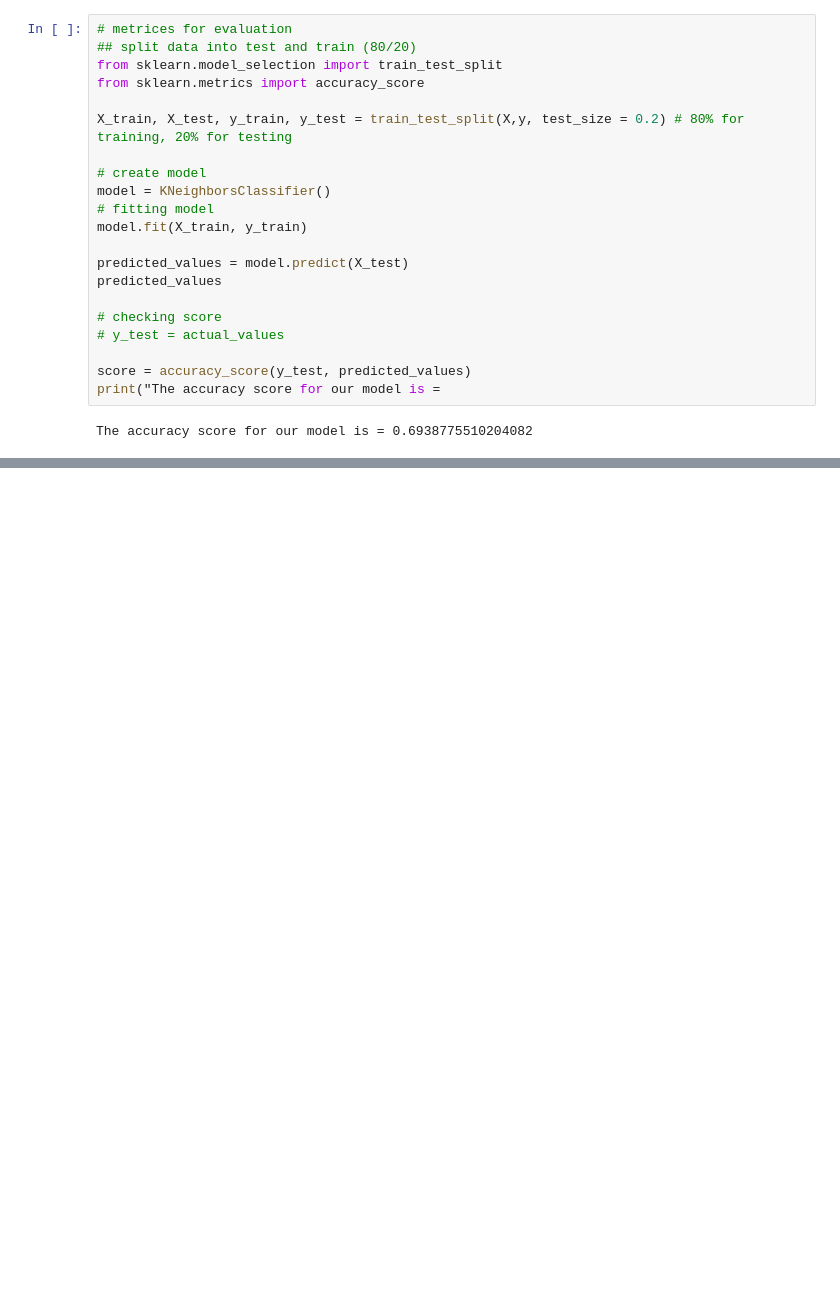
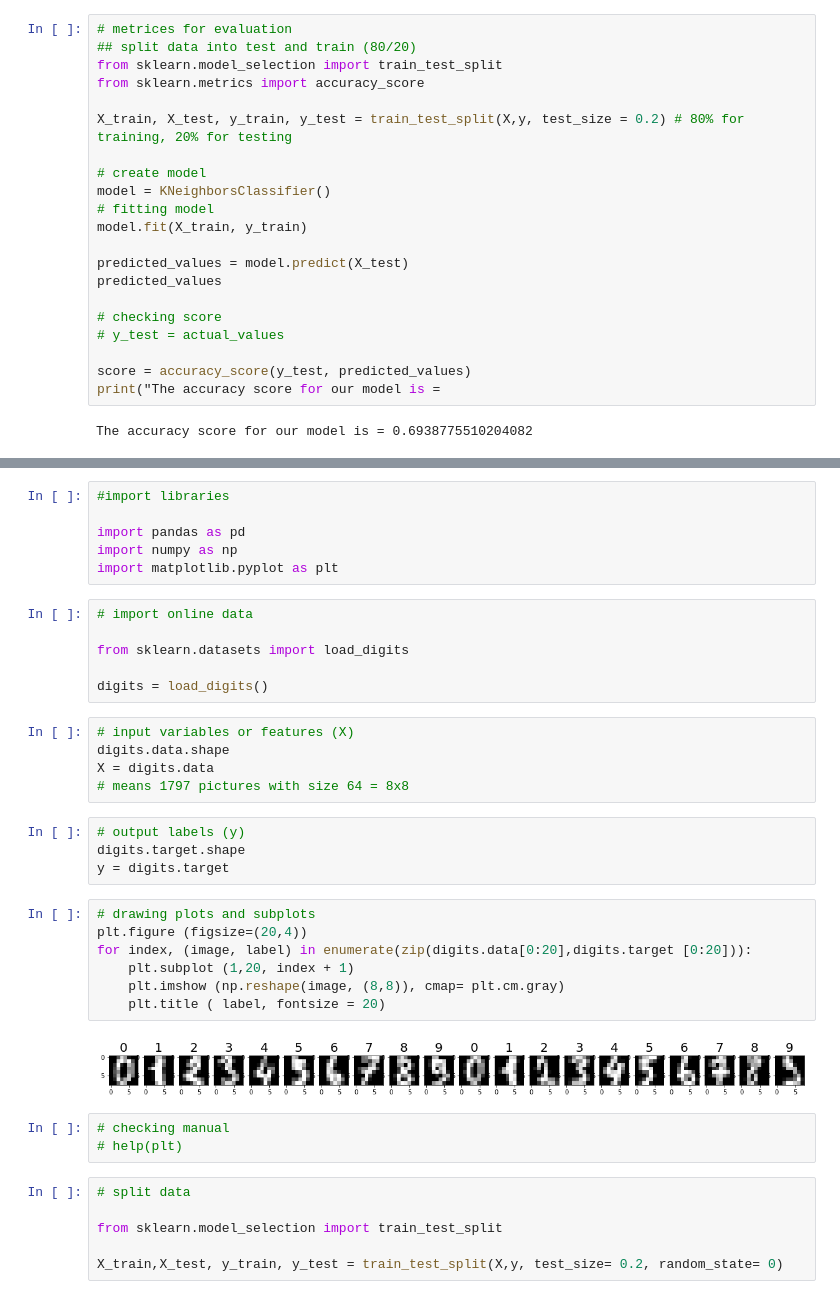
Before and after one commit to dilshad-geol/Data-Science-with-Python, a Jupyter notebook: 00_Everthing_in_Complete_Notebook.ipynb, the cells around one changed output, grey strips where cells are left out. Drawn from its saved outputs; the diff is of its cells as text; blank space fills up the shorter version.

```diff
--- a/00_Everthing_in_Complete_Notebook.ipynb
+++ b/00_Everthing_in_Complete_Notebook.ipynb
@@ -5115,0 +5128,39 @@ The accuracy score for our model is = 0.6938775510204082
+# %%
+#import libraries
+
+import pandas as pd
+import numpy as np
+import matplotlib.pyplot as plt
+# %%
+# import online data
+
+from sklearn.datasets import load_digits
+
+digits = load_digits()
+# %%
+# input variables or features (X)
+digits.data.shape
+X = digits.data
+# means 1797 pictures with size 64 = 8x8
+# %%
+# output labels (y)
+digits.target.shape
+y = digits.target
+# %%
+# drawing plots and subplots
+plt.figure (figsize=(20,4))
+for index, (image, label) in enumerate(zip(digits.data[0:20],digits.target [0:20])):
+    plt.subplot (1,20, index + 1)
+    plt.imshow (np.reshape(image, (8,8)), cmap= plt.cm.gray)
+    plt.title ( label, fontsize = 20)
+# %% [output]
+[figure, added]
+# %%
+# checking manual
+# help(plt)
+# %%
+# split data
+
+from sklearn.model_selection import train_test_split
+
+X_train,X_test, y_train, y_test = train_test_split(X,y, test_size= 0.2, random_state= 0)
```
Also changed, not shown: parts of 10 cells of this notebook.
